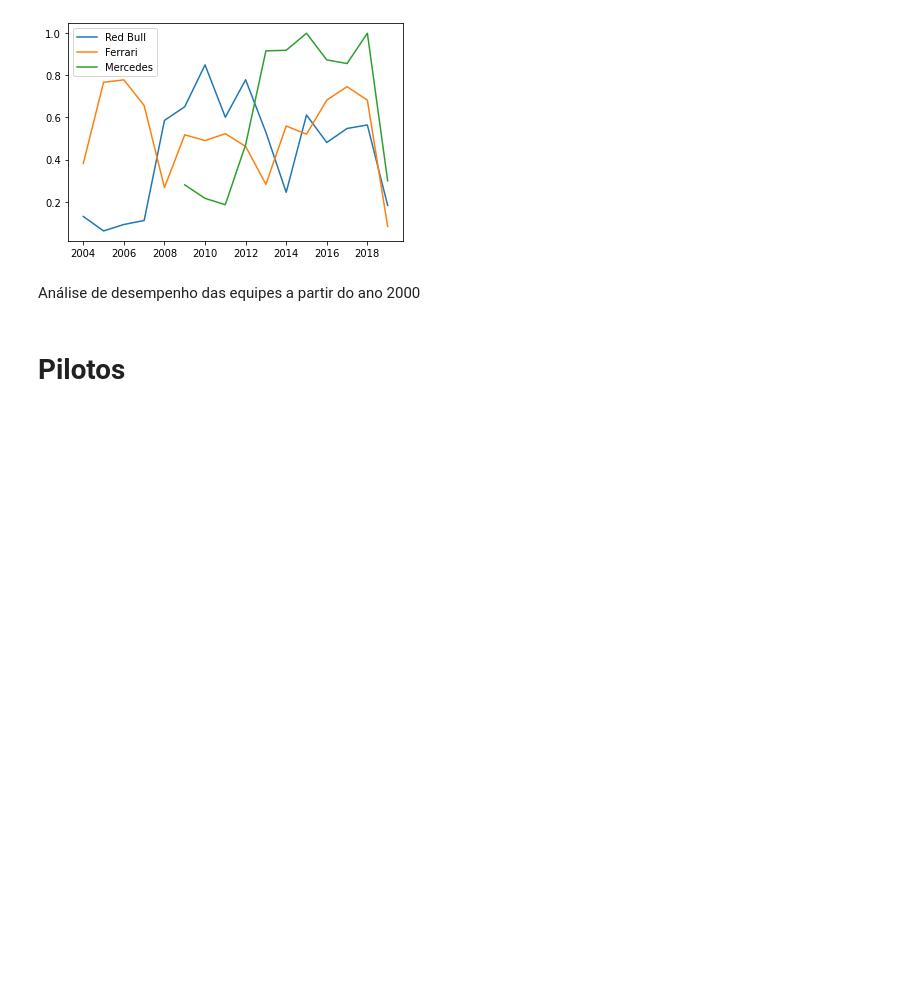
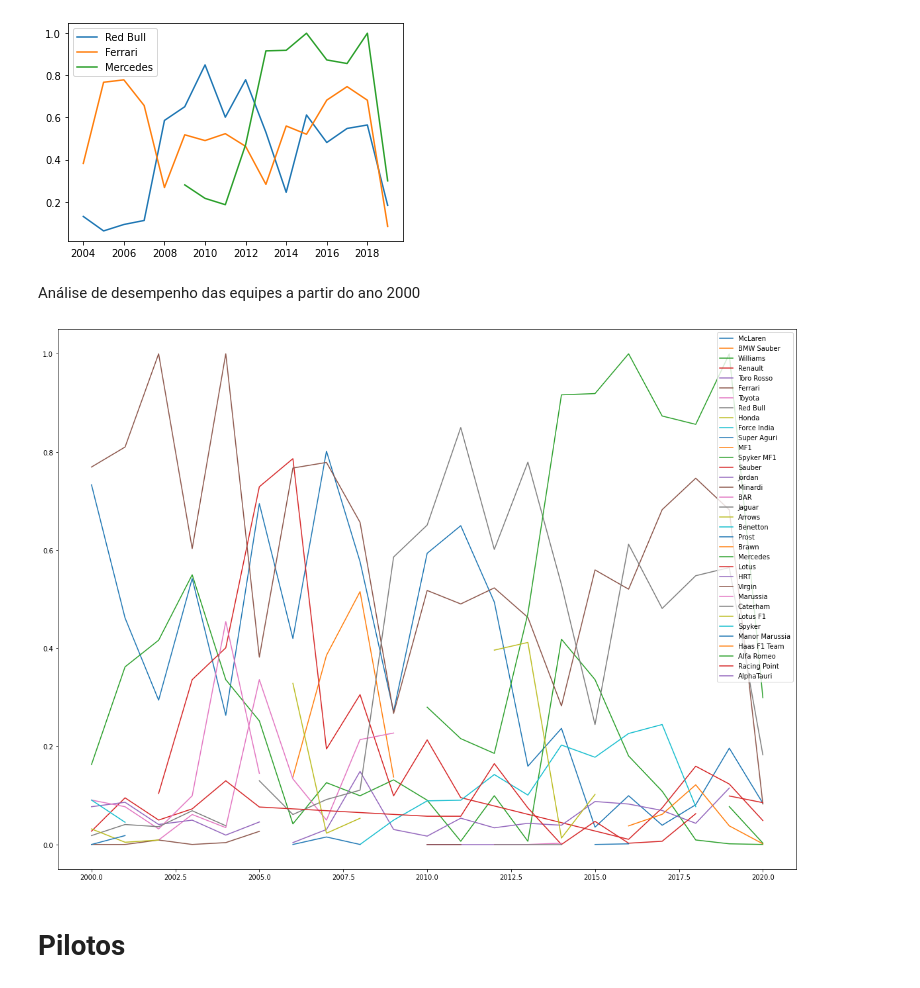
Before and after one commit to cdbm/F1DataAnalysis, a Jupyter notebook: data.ipynb, the cells around one changed output. Cells and saved outputs as stored; diff of their text form; code cells hidden in the pictures; blank space fills up the shorter version.

```diff
--- a/data.ipynb
+++ b/data.ipynb
@@ -297,17 +297,19 @@ constructor_standings["name"] = constructor_standings.constructorId.map(construc
 constructor_standings_from_2000 = constructor_standings[constructor_standings["year"] >= 2000]
 constructor_standings_from_2000.head()
 # %%
-names = constructor_standings_from_2000["name"].unique().tolist()
+const_names = constructor_standings_from_2000["name"].unique().tolist()
 # %%
-for name in names:
+for name in const_names:
   x = constructor_standings_from_2000.loc[constructor_standings_from_2000["name"] == name]
   x = x.groupby(["year"]).agg("max")
   plt.plot(x.index, x.points_norm, label=name)
 
 fig = plt.gcf()
 fig.set_size_inches(20, 15)
 plt.legend()
 plt.show()
+# %% [output]
+[figure, added]
 # %% [markdown]
 # Pilotos
 # %% [markdown]
```
